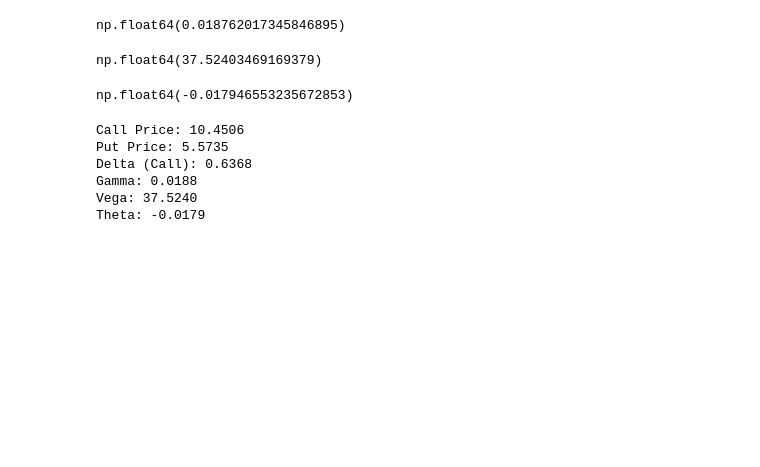
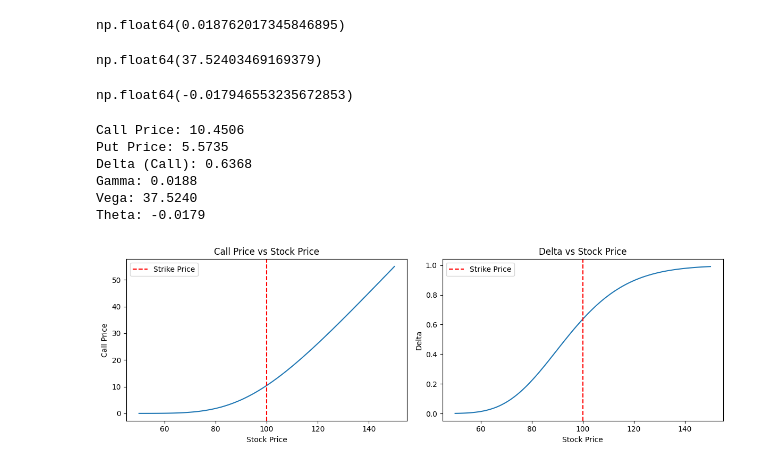
Before and after one commit to jonklein2007-hue/python-finance, a Jupyter notebook: projects/black_scholes.ipynb, the cells around one changed output. Saved outputs shown, nothing was run; the diff lists cells and outputs as text; code cells hidden in the pictures; blank space fills up the shorter version.

```diff
--- a/projects/black_scholes.ipynb
+++ b/projects/black_scholes.ipynb
@@ -94,3 +94,29 @@ Delta (Call): 0.6368
 Gamma: 0.0188
 Vega: 37.5240
 Theta: -0.0179
+# %%
+stock_prices = np.linspace(50, 150, 100)
+
+call_prices = [black_scholes_call(S_i, K, T, r, sigma)[0] for S_i in stock_prices]
+deltas = [delta(S_i, K, T, r, sigma) for S_i in stock_prices]
+
+fig, (ax1, ax2) = plt.subplots(1, 2, figsize=(12, 4))
+
+ax1.plot(stock_prices, call_prices)
+ax1.axvline(x=K, color='red', linestyle='--', label='Strike Price')
+ax1.set_title('Call Price vs Stock Price')
+ax1.set_xlabel('Stock Price')
+ax1.set_ylabel('Call Price')
+ax1.legend()
+
+ax2.plot(stock_prices, deltas)
+ax2.axvline(x=K, color='red', linestyle='--', label='Strike Price')
+ax2.set_title('Delta vs Stock Price')
+ax2.set_xlabel('Stock Price')
+ax2.set_ylabel('Delta')
+ax2.legend()
+
+plt.tight_layout()
+plt.show()
+# %% [output]
+[figure, added]
```
Also changed, not shown: parts of 3 cells of this notebook.
